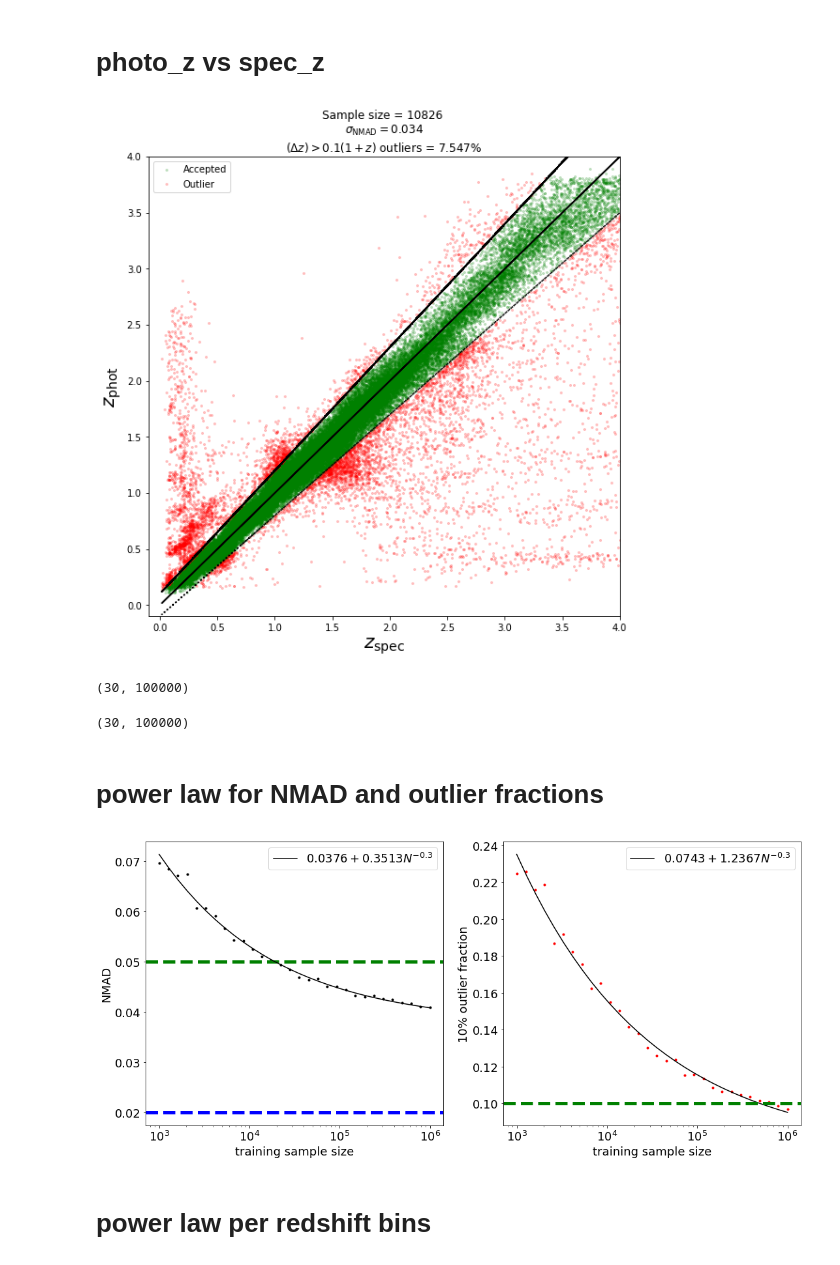
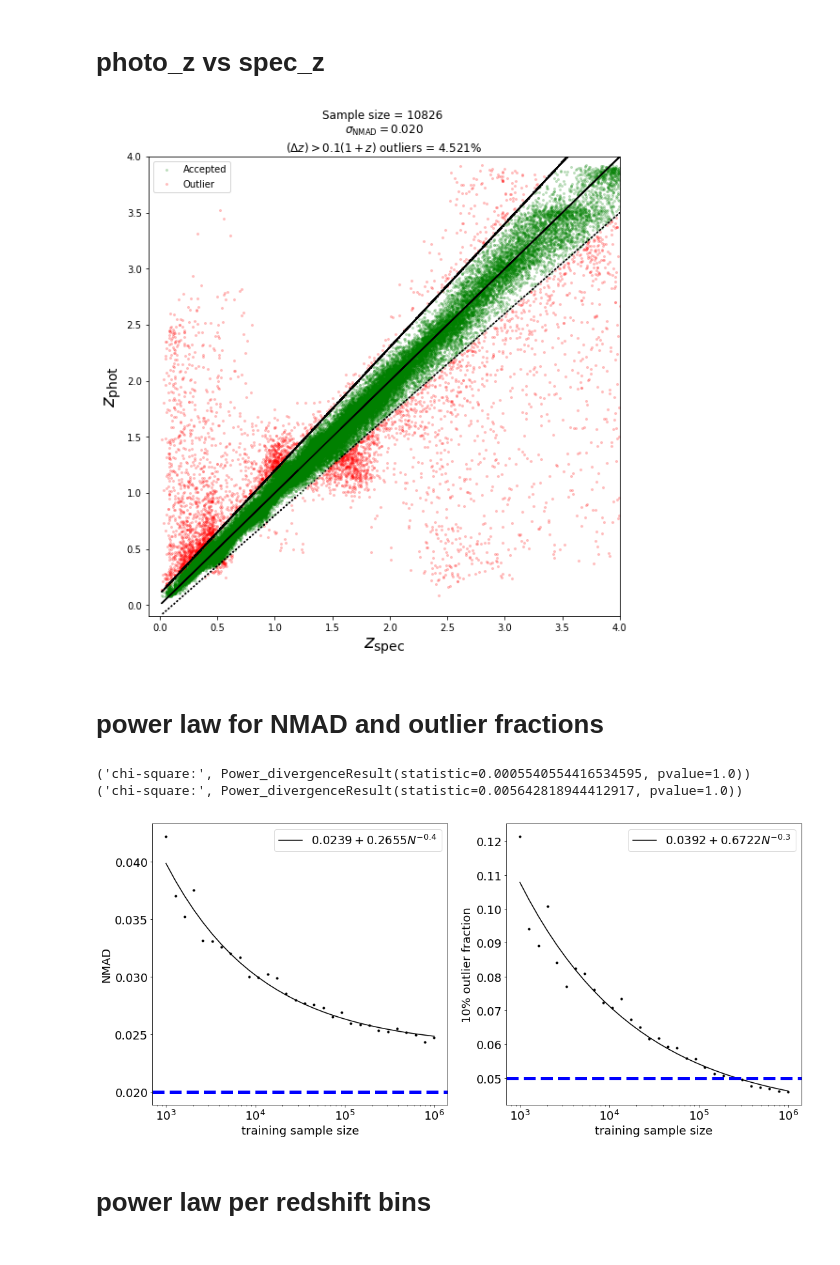
Before and after one commit to guanyilun/astro_project, a Jupyter notebook: scratch_plots.ipynb, the cells around one changed output. Cells and saved outputs as stored; diff of their text form; code cells hidden in the pictures.

```diff
--- a/scratch_plots.ipynb
+++ b/scratch_plots.ipynb
@@ -120,7 +123,7 @@ from utils import load_data, loss_func
 # %%
 input_dir = "./outputs/"
 output_dir = "./outputs/knn"
-prefix = "rf"
+prefix = "randfor_diff"
 index_to_plot=10
 
 # load data
@@ -181,22 +184,14 @@ plt.show()
 # plt.savefig(output_filename)
 #plt.clf()
 # %% [output]
-[figure, old version]
+[figure, new version]
-# %%
-y_truths
-# %% [output]
-(30, 100000)
-# %%
-y_preds
-# %% [output]
-(30, 100000)
 # %% [markdown]
 # power law for NMAD and outlier fractions
 # %%
 from utils import loss_func
 
 input_dir = "./outputs/"
-prefix = "xgboost_tuned"
+prefix = "xgboost_diff"
 
 # load data
 if not os.path.exists(input_dir):
@@ -240,33 +235,37 @@ for i in range(y_truths.shape[0]):
 # %%
 from scipy.optimize import curve_fit
 from utils import target_func
+from scipy.stats import chisquare
 
 def add_curve_fit(ax, x, y):
     popt, pcov = curve_fit(target_func, x, y, bounds=([-50,-50,-1],[50,50,0]))
     c, A, n = popt
     label = r"$%.4f + %.4f N^{%.1f}$" % (c, A, n)
     ax.plot(x, target_func(x, *popt), 'k-', label=label)
+    y_exp = target_func(x, *popt)
+    print("chi-square:", chisquare(y_exp, y, ddof=3))
 # %%
 fig, axes = plt.subplots(1,2,figsize=(18,8))
 axes[0].plot(sample_sizes, mads, 'k.', label="")
 axes[0].set_ylabel("NMAD", fontsize=18)
-axes[0].axhline(0.05, linestyle="--", lw=5, color="g")
+# axes[0].axhline(0.05, linestyle="--", lw=5, color="g")
 axes[0].axhline(0.02, linestyle="--", lw=5, color="b")
 add_curve_fit(axes[0], sample_sizes, mads)
 
-axes[1].plot(sample_sizes, outlier_fraction, 'r.')
+axes[1].plot(sample_sizes, outlier_fraction, 'k.')
 axes[1].set_ylabel("10% outlier fraction", fontsize=18)
 add_curve_fit(axes[1], sample_sizes, outlier_fraction)
-axes[1].axhline(0.1, linestyle="--", lw=5, color="g")
-
+axes[1].axhline(0.05, linestyle="--", lw=5, color="b")
 
 for ax in axes:
     ax.tick_params(labelsize=18)
     ax.set_xscale('log')
     ax.set_xlabel("training sample size", fontsize=18)
     ax.legend(loc="best", fontsize=18)
 # %% [output]
+('chi-square:', Power_divergenceResult(statistic=0.0005540554416534595, pvalue=1.0))
+('chi-square:', Power_divergenceResult(statistic=0.005642818944412917, pvalue=1.0))
-[figure, old version]
+[figure, new version]
 # %% [markdown]
 # power law per redshift bins
 # %%
```
Also changed, not shown: parts of 5 cells of this notebook, 10 other files.
